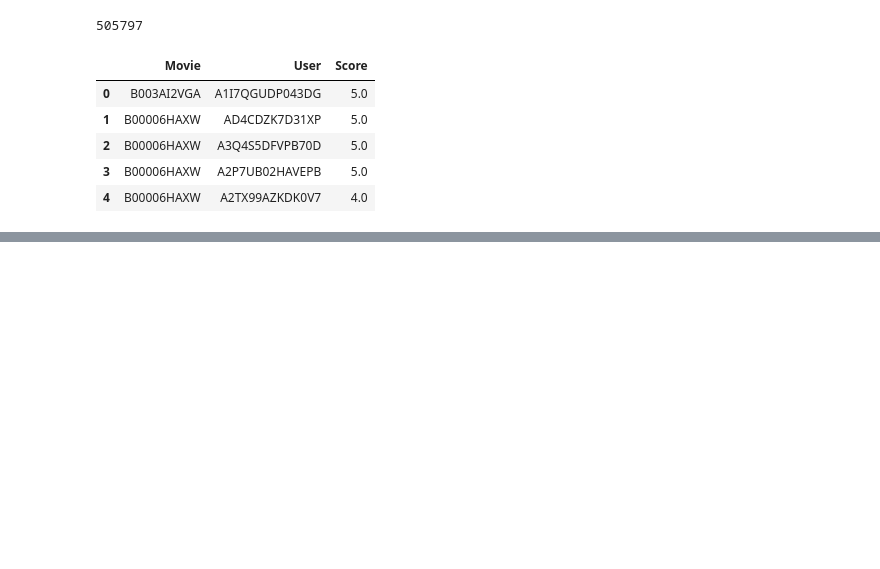
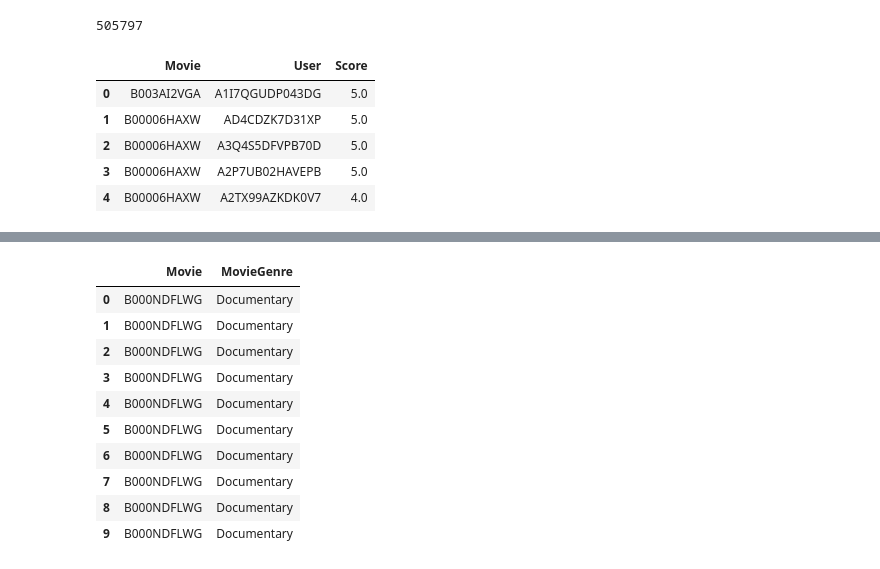
Before and after one commit to corey0211/MRWP-movie-reviews-project, a Jupyter notebook: Group Project MRWP.ipynb, the cells around one changed output, grey strips where cells are left out. Drawn from its saved outputs; the diff is of its cells as text; code cells hidden in the pictures; blank space fills up the shorter version.

```diff
--- a/Group Project MRWP.ipynb
+++ b/Group Project MRWP.ipynb
@@ -325,0 +456,17 @@ small_df.to_csv('1%SampleDataset.csv')
+# %%
+data_for_clusters =  pd.read_csv("10%Dataset.csv")
+# %%
+data_for_clusters = data_for_clusters[["Movie", "MovieGenre"]]
+data_for_clusters.head(10)
+# %% [output]
+|  | Movie | MovieGenre |
+| 0 | B000NDFLWG | Documentary |
+| 1 | B000NDFLWG | Documentary |
+| 2 | B000NDFLWG | Documentary |
+| 3 | B000NDFLWG | Documentary |
+| 4 | B000NDFLWG | Documentary |
+| 5 | B000NDFLWG | Documentary |
+| 6 | B000NDFLWG | Documentary |
+| 7 | B000NDFLWG | Documentary |
+| 8 | B000NDFLWG | Documentary |
+| 9 | B000NDFLWG | Documentary |
```
Also changed, not shown: parts of 79 cells of this notebook.
